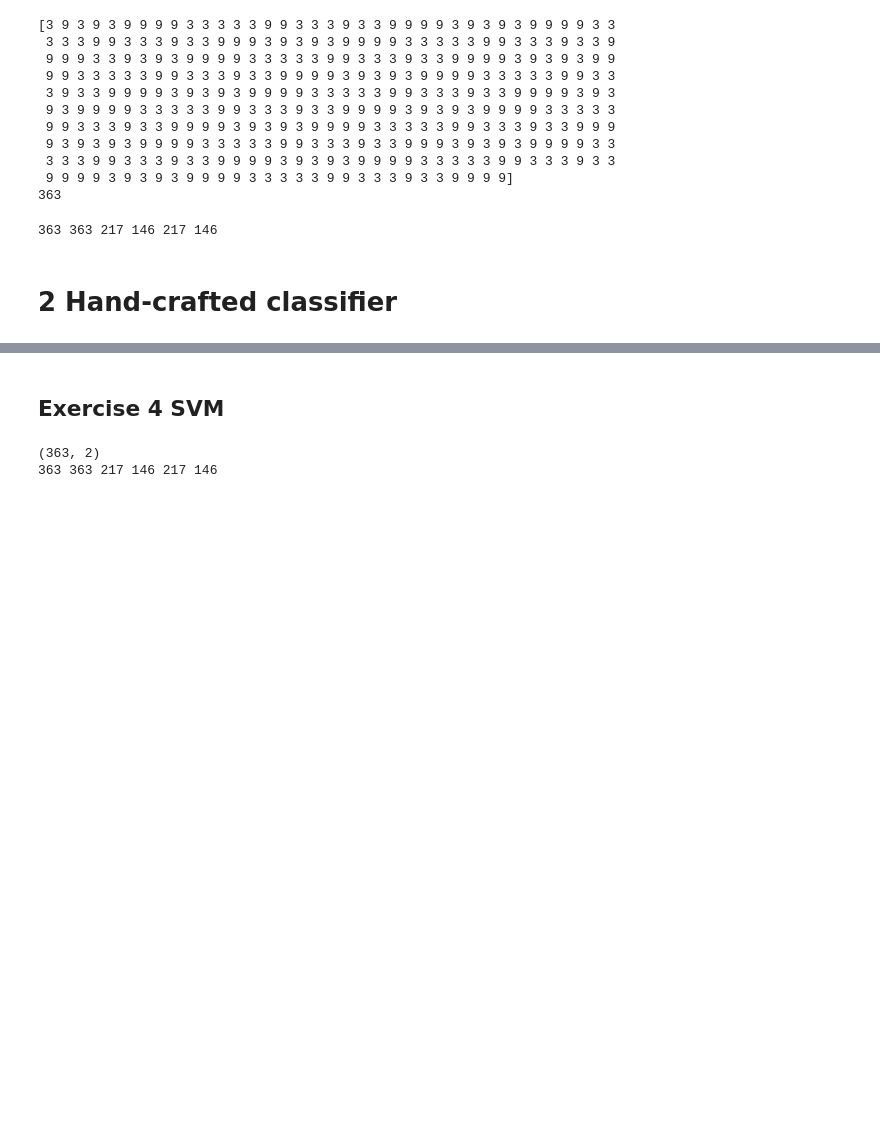
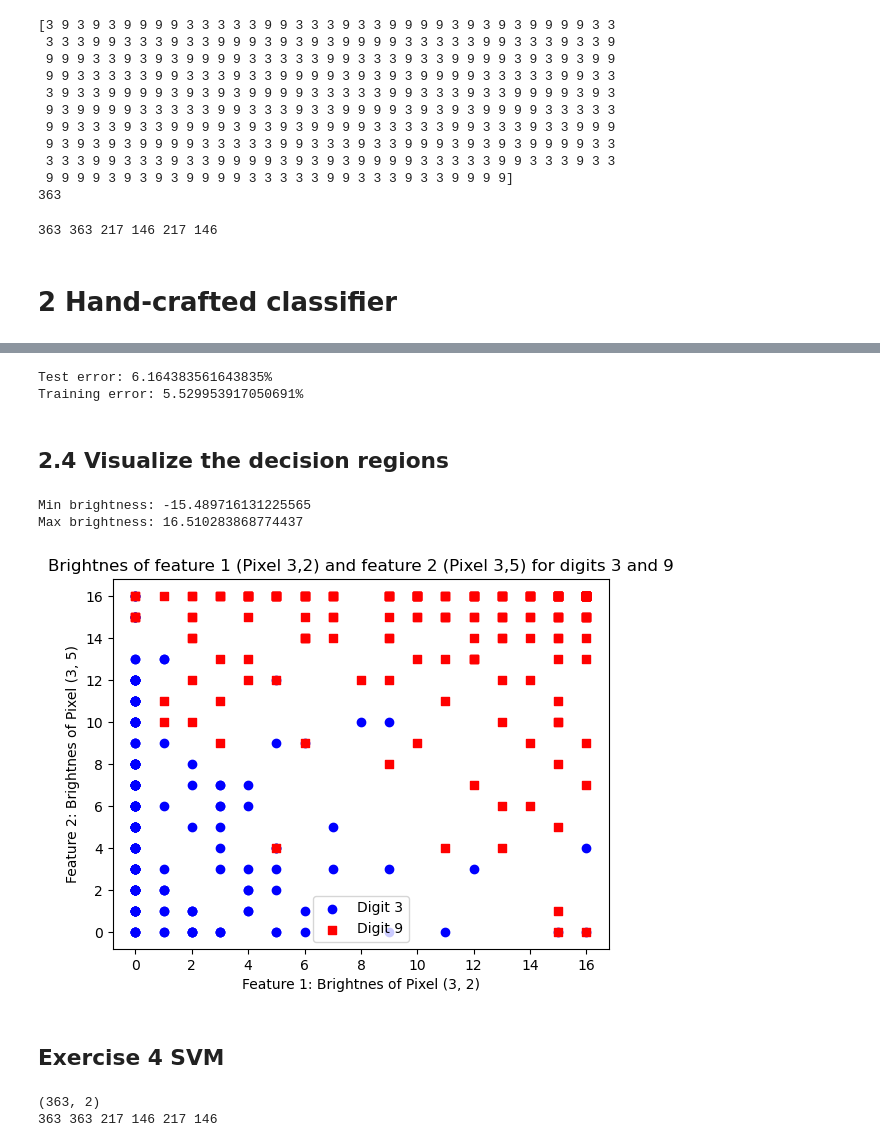
Before and after one commit to Simon-0711/ML_essentials, a Jupyter notebook: Exercise_1/Exercise_1_complete.ipynb, the cells around one changed output, grey strips where cells are left out. Cells and saved outputs as stored; diff of their text form; code cells hidden in the pictures; blank space fills up the shorter version.

```diff
--- a/Exercise_1/Exercise_1_complete.ipynb
+++ b/Exercise_1/Exercise_1_complete.ipynb
@@ -228,2 +316,48 @@ plt.show()
+# %%
+# Now let's compare y_test and the predictions
+test_error = np.mean(test_prediciton != y_test) * 100
+train_error = np.mean(train_prediciton != y_train) * 100
+
+# print the errors
+print(f"Test error: {test_error}%")
+print(f"Training error: {train_error}%")
+# %% [output]
+Test error: 6.164383561643835%
+Training error: 5.529953917050691%
+# %% [markdown]
+## 2.4 Visualize the decision regions
+# %%
+min_brightness = np.min(np.ndarray.flatten(distance_to_decision_boundary))
+max_brightness = np.max(np.ndarray.flatten(distance_to_decision_boundary))
+
+print(f"Min brightness: {min_brightness}")
+print(f"Max brightness: {max_brightness}")
+# %% [output]
+Min brightness: -15.489716131225565
+Max brightness: 16.510283868774437
+# %%
+# Split up 2d feature list into two lists
+features_1 = features[:, 0]
+features_2 = features[:, 1]
+
+# Generate a scatter plot with two different markers
+plt.scatter(features_1[y_all==3], features_2[y_all==3], color='b', marker='o', label='Digit 3')
+plt.scatter(features_1[y_all==9], features_2[y_all==9], color='r', marker='s', label='Digit 9')
+
+# Add labels and legend
+plt.xlabel('Feature 1: Brightnes of Pixel (3, 2)')
+plt.ylabel('Feature 2: Brightnes of Pixel (3, 5)')
+plt.title('Brightnes of feature 1 (Pixel 3,2) and feature 2 (Pixel 3,5) for digits 3 and 9')
+plt.legend()
+
+# Add decision boundary (feature 1 and 2):
+# feature 1 + 2 < 0 ==> 3
+# feature 1 + 2 >= 0 ==> 9
+
+
+# Show the plot
+plt.show()
+# %% [output]
+[figure, added]
 # %% [markdown]
 ## Exercise 4 SVM
```
Also changed, not shown: parts of 25 cells of this notebook.
